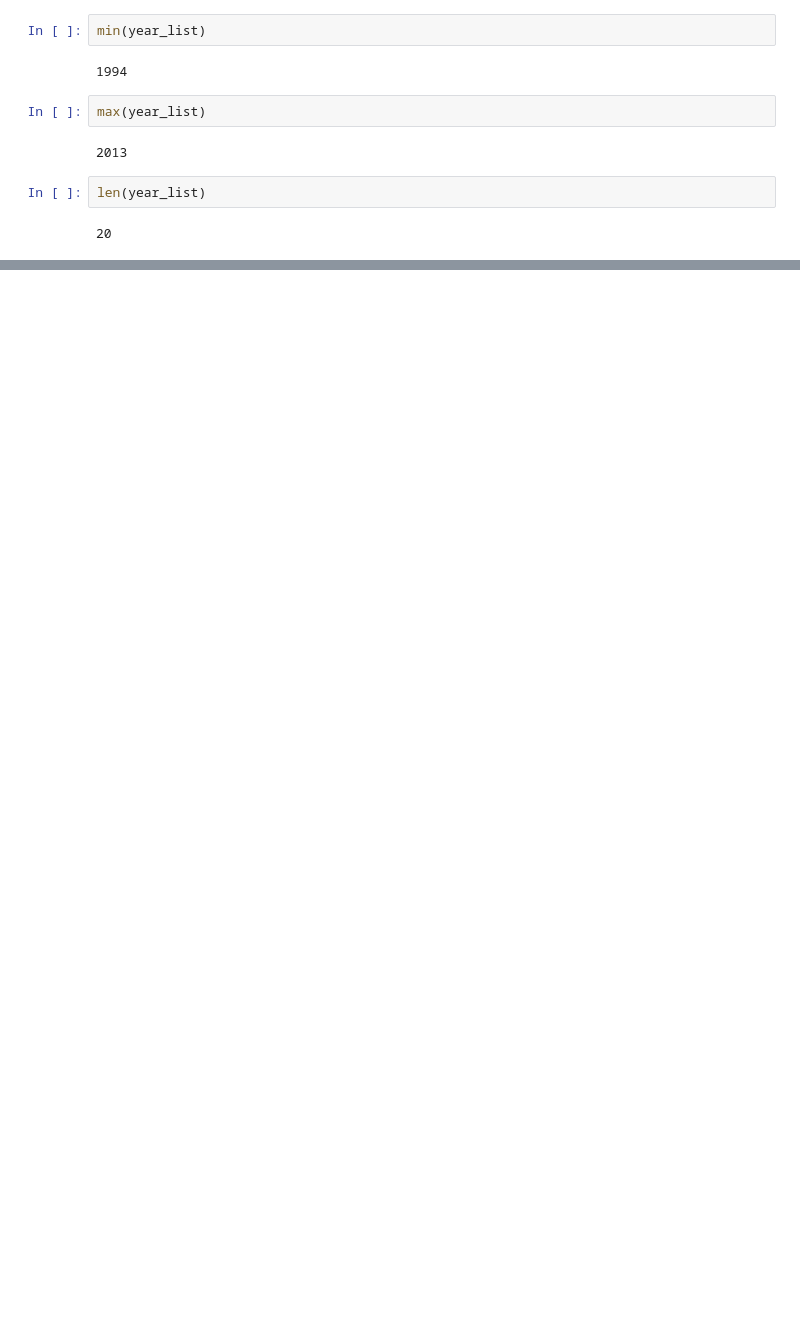
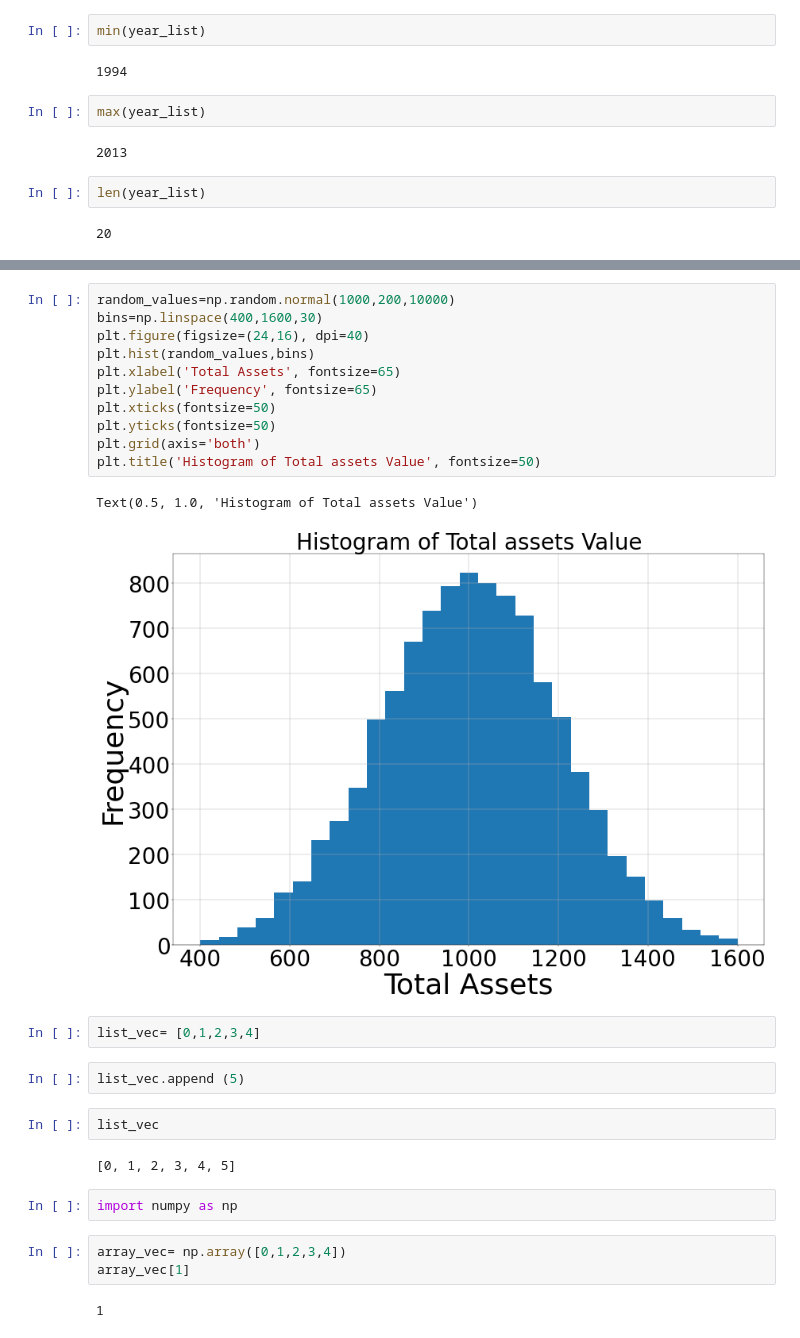
Before and after one commit to Aimal10/schulich_data_science_1, a Jupyter notebook: Predective_Mod_Class/Class_2.ipynb, the cells around one changed output, grey strips where cells are left out. Saved outputs shown, nothing was run; the diff lists cells and outputs as text; blank space fills up the shorter version.

```diff
--- a/Predective_Mod_Class/Class_2.ipynb
+++ b/Predective_Mod_Class/Class_2.ipynb
@@ -45,0 +67,29 @@ u
+# %%
+random_values=np.random.normal(1000,200,10000)
+bins=np.linspace(400,1600,30)
+plt.figure(figsize=(24,16), dpi=40)
+plt.hist(random_values,bins)
+plt.xlabel('Total Assets', fontsize=65)
+plt.ylabel('Frequency', fontsize=65)
+plt.xticks(fontsize=50)
+plt.yticks(fontsize=50)
+plt.grid(axis='both')
+plt.title('Histogram of Total assets Value', fontsize=50)
+# %% [output]
+Text(0.5, 1.0, 'Histogram of Total assets Value')
+[figure, added]
+# %%
+list_vec= [0,1,2,3,4]
+# %%
+list_vec.append (5)
+# %%
+list_vec
+# %% [output]
+[0, 1, 2, 3, 4, 5]
+# %%
+import numpy as np
+# %%
+array_vec= np.array([0,1,2,3,4])
+array_vec[1]
+# %% [output]
+1
```
Also changed, not shown: parts of 36 cells of this notebook.
